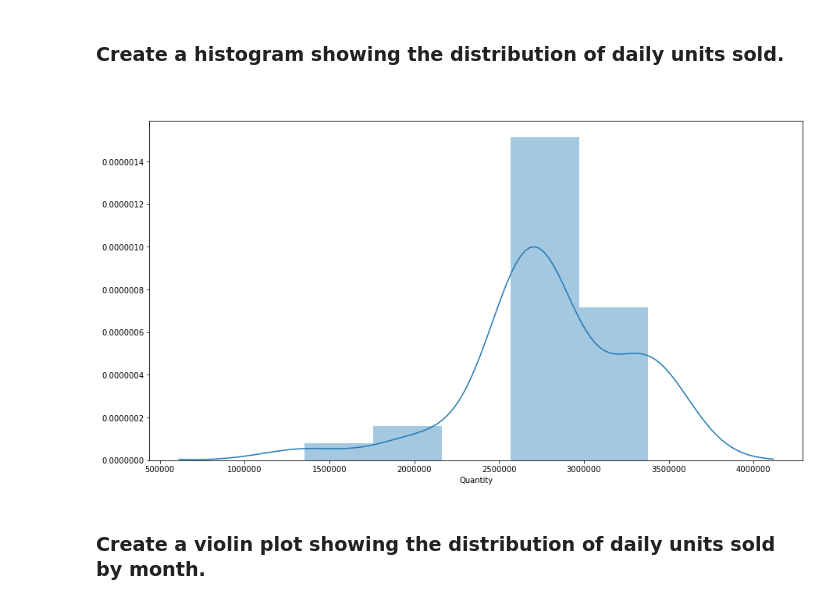
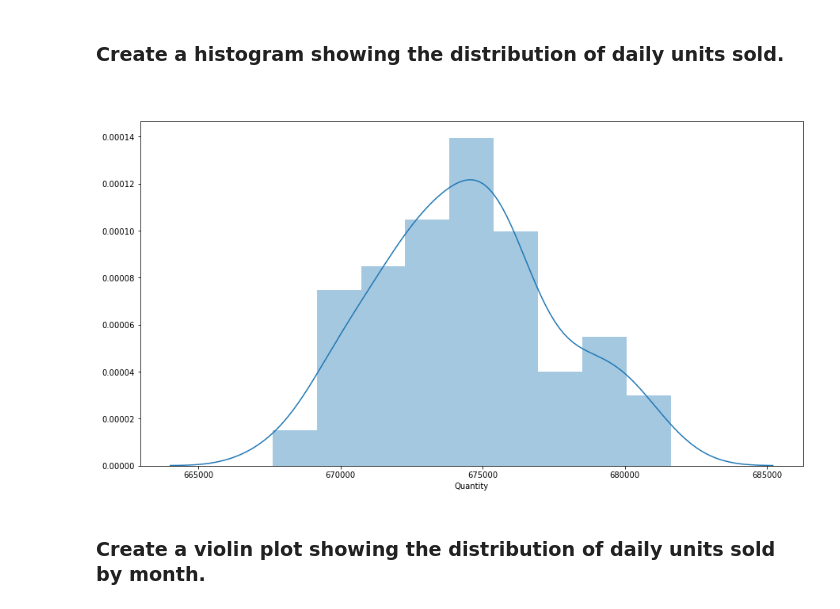
Before and after one commit to thinkful-dsi-cassowary/dsi3_student_pair_work, a Jupyter notebook: Coby/67_01_VISUALIZING_Time Series Day 2 Morning Assignment.ipynb, the cells around one changed output. Saved outputs shown, nothing was run; the diff lists cells and outputs as text; code cells hidden in the pictures.

```diff
--- a/Coby/67_01_VISUALIZING_Time Series Day 2 Morning Assignment.ipynb
+++ b/Coby/67_01_VISUALIZING_Time Series Day 2 Morning Assignment.ipynb
@@ -233,11 +244,10 @@ def histogram(df, field=None, length=8, width=15, title=''):
     plt.figure(figsize=(width, length))
     sns.distplot(df[field])
     plt.title(title + '\n', fontsize=16)
-# %%
-total_per_day = sales.groupby('Day').sum()
-histogram(total_per_day, 'Quantity')
-# %% [output]
-[figure, removed]
+# %%
+histogram(daily_units, 'Quantity')
+# %% [output]
+[figure, added]
 # %% [markdown]
 ### Create a violin plot showing the distribution of daily units sold by month.
 # %%
```
Also changed, not shown: parts of 12 cells of this notebook, 1 other file.
